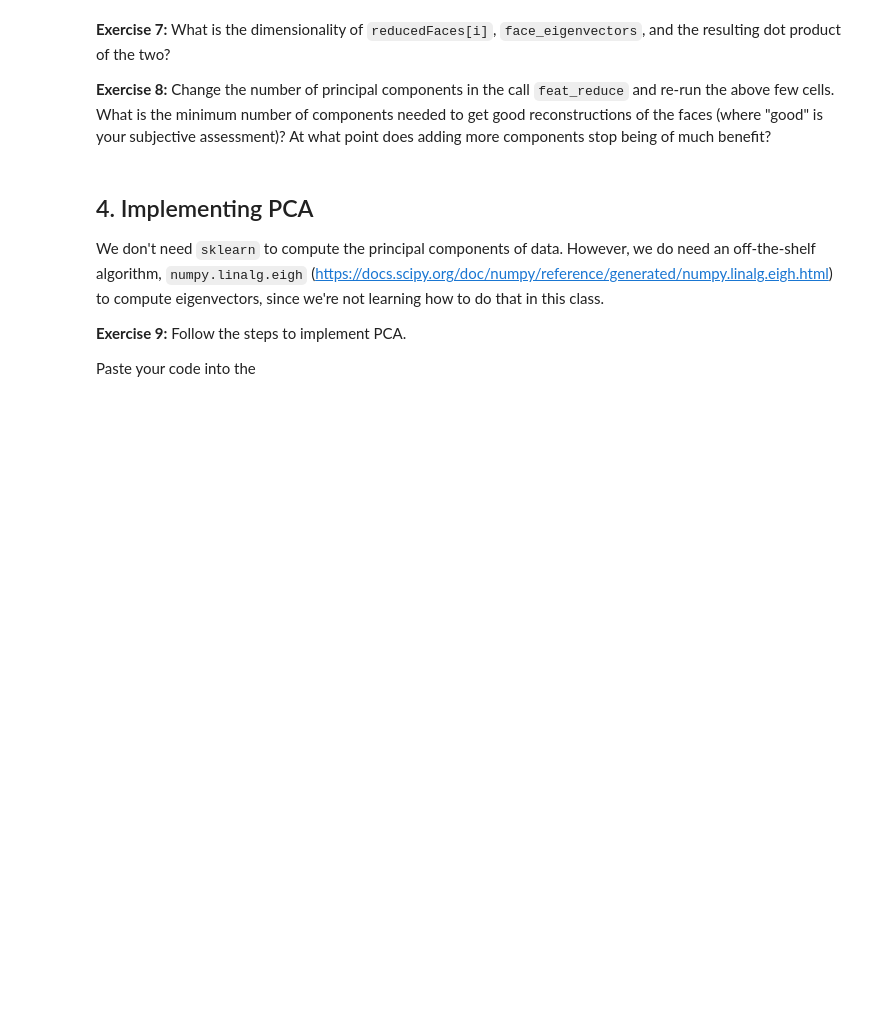
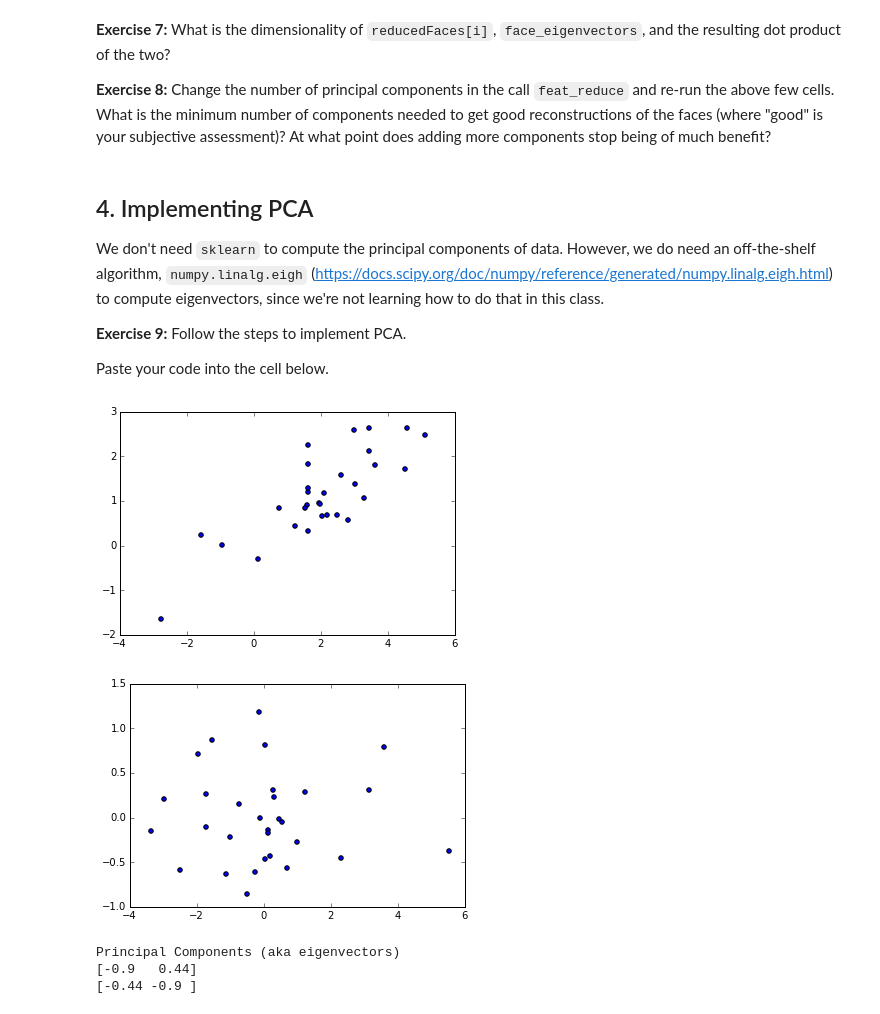
Before and after one commit to sunnyyy/python-notebooks, a Jupyter notebook: pca.ipynb, the cells around one changed output. Drawn from its saved outputs; the diff is of its cells as text; code cells hidden in the pictures; blank space fills up the shorter version.

```diff
--- a/pca.ipynb
+++ b/pca.ipynb
@@ -280,44 +329,51 @@ We don't need `sklearn` to compute the principal components of data. However, we
 
 **Exercise 9:** Follow the steps to implement PCA.
 
-Paste your code into the
+Paste your code into the cell below.
 # %%
 from numpy.linalg import eigh
 
 def pca(X):
     """Compute all the principal components of the vectors in the rows of X,
     and project X onto these dimensions.
     Return a tuple where the first item is an array of the principal components,
     and the second item is the projected data"""
     # 0. center the data so all the features have mean 0
-
+    X -= X.mean(axis=0)
     # 1. Compute X^T . X
-
+    cov = X.T.dot(X)
     # 2. Compute the eigenvectors and eigenvalues of the above product
     # numpy.linalg.eigh returns a tuple where the first value is a list
-    # of eigenvectors and the second is are
-
+    # of eigenvalues and the second is an array of eigenvectors (columns)
+    evals, evecs = eigh(cov)
     # 3. sort the eigenvector rows in decreasing order of eigenvalue
-
+    # eigh gives them in increasing order, so just flip
+    evecs = np.fliplr(evecs)
     # 4. project X onto the eigenvector columns
-
+    reduced = X.dot(evecs)
     # 5. return a tuple of the eigenvectors (in order) and the projected data
-
+    return evecs, reduced
 
 # trying with the 2-d data from section 0:
 
 # plot the original data
 plt.scatter(toydata[:, 0], toydata[:, 1])
 plt.show()
 
 eigenvectors_toy, reduced_toydata = pca(toydata)
 plt.scatter(reducted_toydata[:, 0], reducted_toydata[:, 1])
 plt.show()
 
 # display the eigenvectors
 print 'Principal Components (aka eigenvectors)'
 for c in eigenvectors_toy:
     print c
 
 # check that your plot and eigenvectors are the same
 # as the results from section 0 at the beginning
+# %% [output]
+[figure, added]
+[figure, added]
+Principal Components (aka eigenvectors)
+[-0.9   0.44]
+[-0.44 -0.9 ]
```
Also changed, not shown: parts of 19 cells of this notebook.
